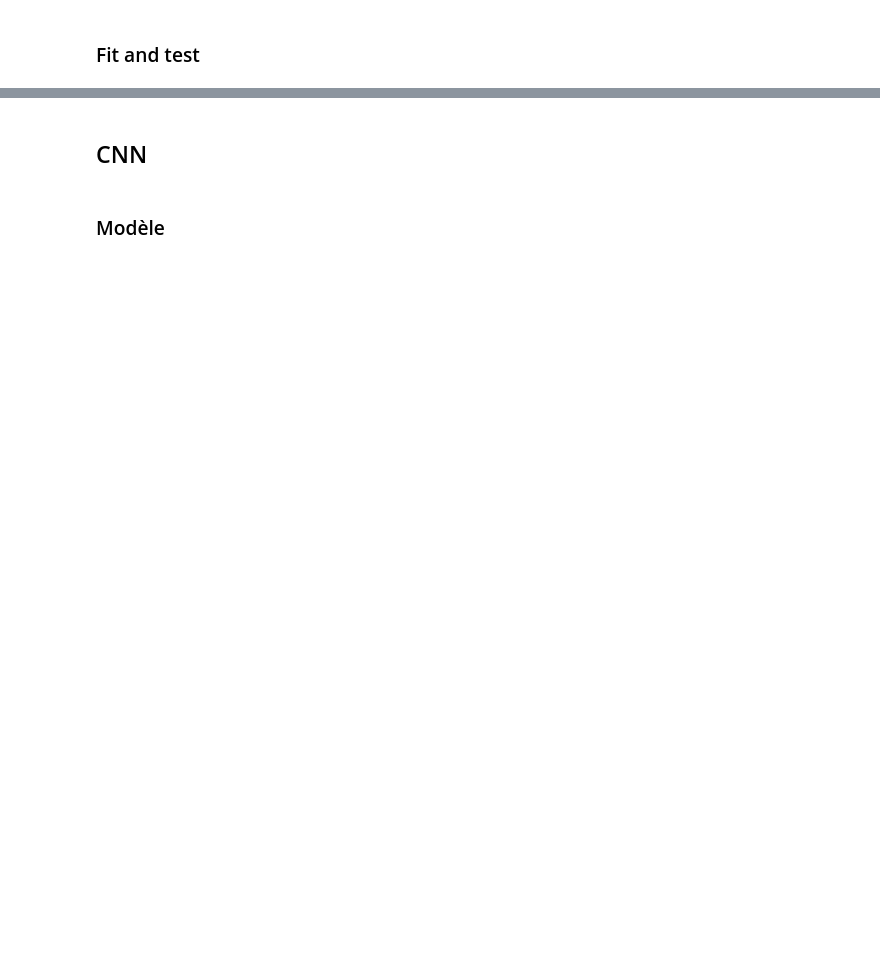
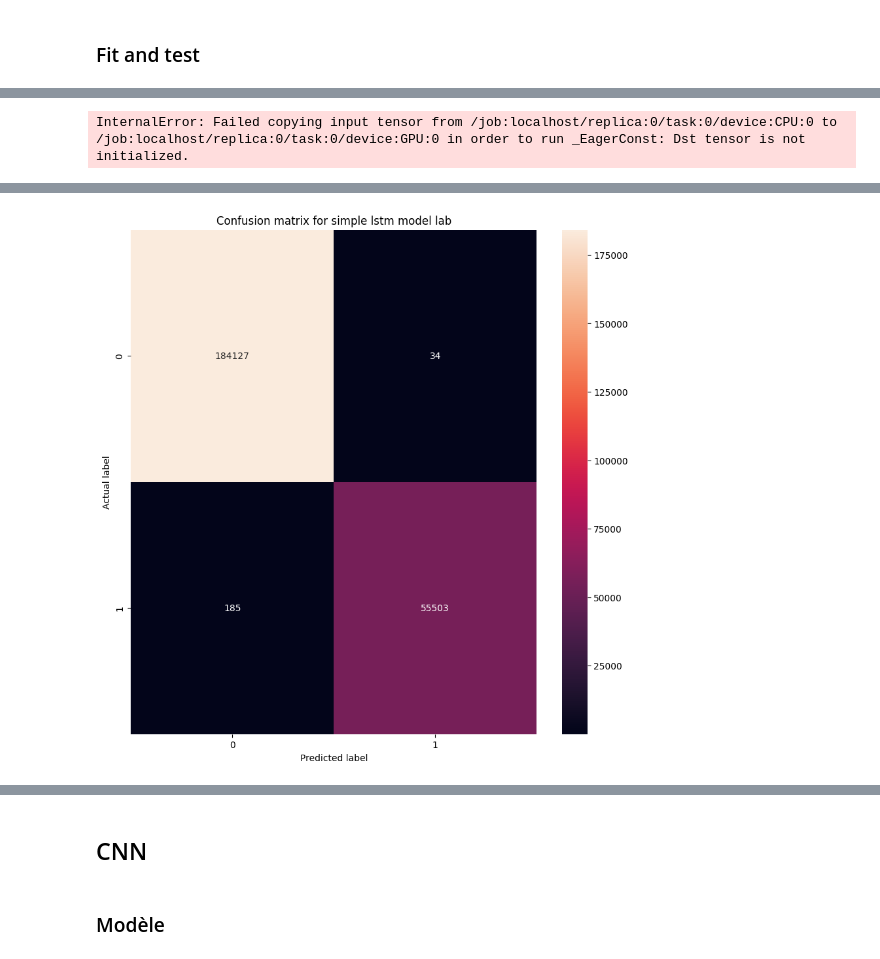
Before and after one commit to pleijan/AwareNet, a Jupyter notebook: IA/experimentation.ipynb, the cells around one changed output, grey strips where cells are left out. Cells and saved outputs as stored; diff of their text form; code cells hidden in the pictures; blank space fills up the shorter version.

```diff
--- a/IA/experimentation.ipynb
+++ b/IA/experimentation.ipynb
@@ -492,3 +570,6 @@ train_deep_data_lab, train_deep_labels_lab, val_deep_data_lab, val_deep_labels_l
 # %%
 input_shape = (train_deep_data.shape[1],train_deep_data.shape[2])
 num_labels = len(np.unique(train_deep_labels))
+
+input_shape_lab = (train_deep_data_lab.shape[1],train_deep_data_lab.shape[2])
+num_labels_lab = len(np.unique(train_deep_labels_lab))
@@ -549,0 +641,16 @@ Epoch 10/10
+# %%
+from keras import backend as K
+K.clear_session()
+
+simple_lstm_model_lab = keras.Sequential([
+    keras.layers.LSTM(128, input_shape=input_shape_lab),
+    keras.layers.Dense(num_labels_lab, activation='softmax')
+])
+
+simple_lstm_model_lab.compile(optimizer='adam',
+                loss='sparse_categorical_crossentropy',
+                metrics=['accuracy'])
+
+simple_lstm_model_lab.summary()
+
+history_simple_lstm_lab = simple_lstm_model_lab.fit(train_deep_data_lab, train_deep_labels_lab, epochs=10, batch_size=512,validation_data=(val_deep_data_lab, val_deep_labels_lab))
@@ -554,0 +685,23 @@ simple_lstm_model.evaluate(test_deep_data, test_deep_labels, verbose=2)
+# %%
+#check how many false negative we have for the Benign class and False positive for Benign class for simple_lstm_model
+y_pred = simple_lstm_model.predict(test_deep_data)
+y_pred = np.argmax(y_pred, axis=1)
+y_true = test_deep_labels
+print("False Negative for Benign class: ", np.sum((y_true == 0) & (y_pred == 1)))
+print("False Positive for Benign class: ", np.sum((y_true == 1) & (y_pred == 0)))
+# %% [output]
+InternalError: Failed copying input tensor from /job:localhost/replica:0/task:0/device:CPU:0 to /job:localhost/replica:0/task:0/device:GPU:0 in order to run _EagerConst: Dst tensor is not initialized.
+# %%
+# plot confusion matrix for simple lstm model lab
+y_pred = simple_lstm_model_lab.predict(test_deep_data_lab)
+y_pred = np.argmax(y_pred, axis=1)
+y_true = test_deep_labels_lab
+cm = confusion_matrix(y_true, y_pred)
+
+plt.figure(figsize=(10, 10))
+sns.heatmap(cm, annot=True, fmt="d")
+plt.title('Confusion matrix for simple lstm model lab')
+plt.ylabel('Actual label')
+plt.xlabel('Predicted label')
+plt.show()
+# %% [output]
@@ -555,3 +709,4 @@ simple_lstm_model.evaluate(test_deep_data, test_deep_labels, verbose=2)
+[figure, added]
 # %%
 plot_classification_report(simple_lstm_model,test_deep_data,test_deep_labels,list_of_le_10['Attack'].classes_,"LSTM",deep_learning=True)
 # %% [output]
```
Also changed, not shown: parts of 29 cells of this notebook.
